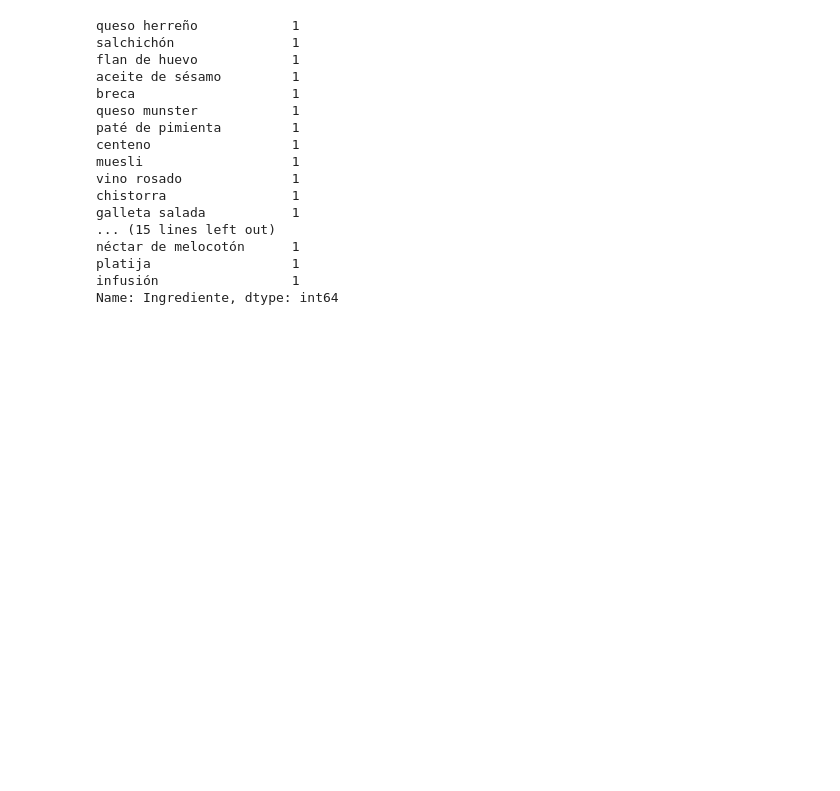
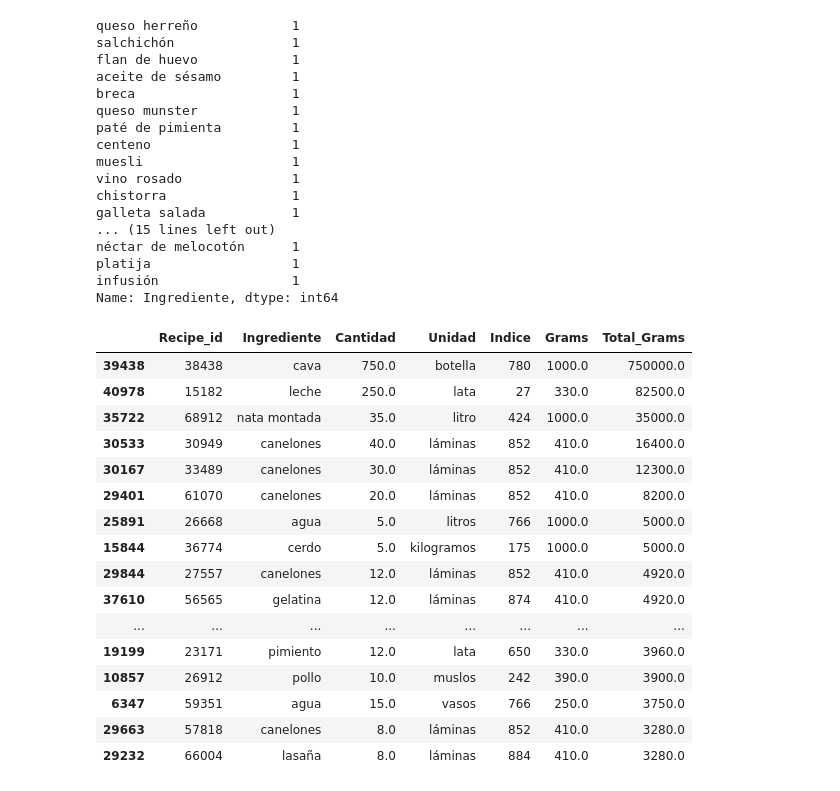
Before and after one commit to Shenia23/mangio, a Jupyter notebook: notebooks/Ingredient_Analysis-Copy1.ipynb, the cells around one changed output. Saved outputs shown, nothing was run; the diff lists cells and outputs as text; code cells hidden in the pictures; blank space fills up the shorter version.

```diff
--- a/notebooks/Ingredient_Analysis-Copy1.ipynb
+++ b/notebooks/Ingredient_Analysis-Copy1.ipynb
@@ -98,3 +98,23 @@ néctar de melocotón      1
 platija                  1
 infusión                 1
 Name: Ingrediente, dtype: int64
+# %%
+ingredients.sort_values(['Total_Grams'], ascending=False)[:30]
+# %% [output]
+|  | Recipe_id | Ingrediente | Cantidad | Unidad | Indice | Grams | Total_Grams |
+| 39438 | 38438 | cava | 750.0 | botella | 780 | 1000.0 | 750000.0 |
+| 40978 | 15182 | leche | 250.0 | lata | 27 | 330.0 | 82500.0 |
+| 35722 | 68912 | nata montada | 35.0 | litro | 424 | 1000.0 | 35000.0 |
+| 30533 | 30949 | canelones | 40.0 | láminas | 852 | 410.0 | 16400.0 |
+| 30167 | 33489 | canelones | 30.0 | láminas | 852 | 410.0 | 12300.0 |
+| 29401 | 61070 | canelones | 20.0 | láminas | 852 | 410.0 | 8200.0 |
+| 25891 | 26668 | agua | 5.0 | litros | 766 | 1000.0 | 5000.0 |
+| 15844 | 36774 | cerdo | 5.0 | kilogramos | 175 | 1000.0 | 5000.0 |
+| 29844 | 27557 | canelones | 12.0 | láminas | 852 | 410.0 | 4920.0 |
+| 37610 | 56565 | gelatina | 12.0 | láminas | 874 | 410.0 | 4920.0 |
+| ... | ... | ... | ... | ... | ... | ... | ... |
+| 19199 | 23171 | pimiento | 12.0 | lata | 650 | 330.0 | 3960.0 |
+| 10857 | 26912 | pollo | 10.0 | muslos | 242 | 390.0 | 3900.0 |
+| 6347 | 59351 | agua | 15.0 | vasos | 766 | 250.0 | 3750.0 |
+| 29663 | 57818 | canelones | 8.0 | láminas | 852 | 410.0 | 3280.0 |
+| 29232 | 66004 | lasaña | 8.0 | láminas | 884 | 410.0 | 3280.0 |
```
Also changed, not shown: 9 other files.
